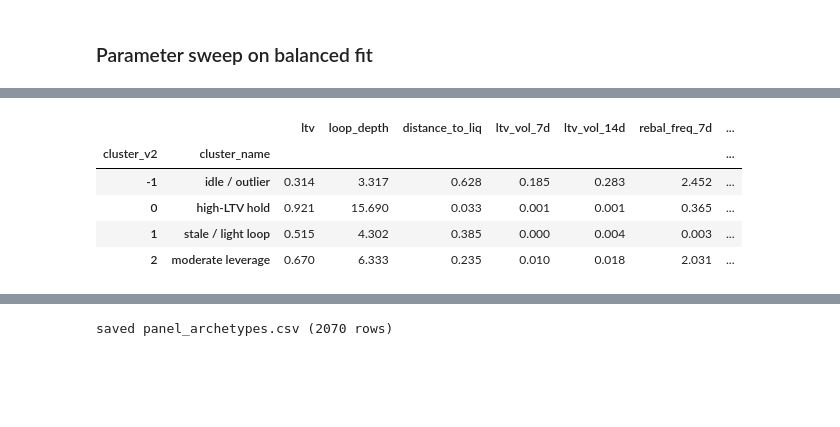
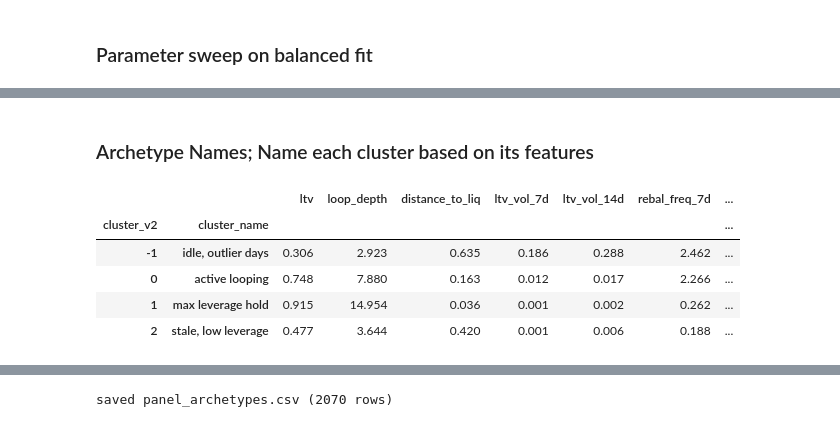
Before and after one commit to Igluminati/recursive-leverage-defi, a Jupyter notebook: analysis/whale-archetypes/03_balanced_clustering.ipynb, the cells around one changed output, grey strips where cells are left out. Cells and saved outputs as stored; diff of their text form; code cells hidden in the pictures; blank space fills up the shorter version.

```diff
--- a/analysis/whale-archetypes/03_balanced_clustering.ipynb
+++ b/analysis/whale-archetypes/03_balanced_clustering.ipynb
@@ -32,8 +58,16 @@ X = scaler.transform(panel[FEATURES].fillna(medians))
 # %%
-fit_pool = panel[panel.groupby("whale_id")["whale_id"].transform("count") >= 8]
-rng = np.random.default_rng(42)
-n_per = fit_pool.groupby("whale_id").size().min()
-idx = [i for _, g in fit_pool.groupby("whale_id") for i in rng.choice(g.index, n_per, replace=False)]
-X_bal = scaler.transform(panel.loc[idx, FEATURES].fillna(medians))
-print(f"rows: {len(panel)} | fit: {len(idx)} ({n_per}/whale)")
+CAP_PER_WHALE = 40
+
+fit_pool = panel[panel.groupby("whale_id")["whale_id"].transform("count") >= 6]
+
+samples = []
+for whale_id, group in fit_pool.groupby("whale_id"):
+    n = min(len(group), CAP_PER_WHALE)
+    samples.append(group.sample(n, random_state=42))
+
+sample = pd.concat(samples)
+
+X_bal = scaler.transform(sample[FEATURES].fillna(medians))
+print(f"rows: {len(panel)} | fit: {len(sample)}")
+print(sample["whale_id"].value_counts().sort_index())
 # %% [output]
@@ -105,22 +195,40 @@ these are raw numbers used to pick names in the next cell
+# %% [markdown]
+### Archetype Names; Name each cluster based on its features
 # %%
-prof = panel[panel["cluster_v2"] >= 0].groupby("cluster_v2")[["ltv", "loop_depth", "days_since_rebalance"]].mean()
-remaining = list(prof.index)
-name_map = {}
-hi = prof["ltv"].idxmax()
-name_map[hi] = "high-LTV hold"
-remaining.remove(hi)
-mod = prof.loc[remaining, "days_since_rebalance"].idxmin()
-name_map[mod] = "moderate leverage"
-remaining.remove(mod)
-name_map[remaining[0]] = "stale / light loop"
-CLUSTER_LABELS = {-1: "idle / outlier", **name_map}
+# looking at the average values for the 3 real clusters skip noise (-1)
+cluster_averages = (
+    panel[panel["cluster_v2"] >= 0]
+    .groupby("cluster_v2")[["ltv", "loop_depth", "days_since_rebalance"]]
+    .mean()
+)
+
+cluster_names = {}
+remaining_clusters = list(cluster_averages.index)
+
+# cluster with the highest LTV is the max leverage cluster
+max_leverage_cluster = cluster_averages["ltv"].idxmax()
+cluster_names[max_leverage_cluster] = "max leverage hold"
+remaining_clusters.remove(max_leverage_cluster)
+
+# the one with the shortest time since rebalance is the active looping cluster
+active_looping_cluster = cluster_averages.loc[remaining_clusters, "days_since_rebalance"].idxmin()
+cluster_names[active_looping_cluster] = "active looping"
+remaining_clusters.remove(active_looping_cluster)
+
+# stale, low leverage cluster
+stale_cluster = remaining_clusters[0]
+cluster_names[stale_cluster] = "stale, low leverage"
+
+# noise group
+CLUSTER_LABELS = {-1: "idle, outlier days", **cluster_names}
+
 panel["cluster_name"] = panel["cluster_v2"].map(CLUSTER_LABELS)
 panel.groupby(["cluster_v2", "cluster_name"])[FEATURES].mean().round(3)
 # %% [output]
 |  |  | ltv | loop_depth | distance_to_liq | ltv_vol_7d | ltv_vol_14d | rebal_freq_7d | ... |
 | cluster_v2 | cluster_name |  |  |  |  |  |  | ... |
-| -1 | idle / outlier | 0.314 | 3.317 | 0.628 | 0.185 | 0.283 | 2.452 | ... |
-| 0 | high-LTV hold | 0.921 | 15.690 | 0.033 | 0.001 | 0.001 | 0.365 | ... |
-| 1 | stale / light loop | 0.515 | 4.302 | 0.385 | 0.000 | 0.004 | 0.003 | ... |
-| 2 | moderate leverage | 0.670 | 6.333 | 0.235 | 0.010 | 0.018 | 2.031 | ... |
+| -1 | idle, outlier days | 0.306 | 2.923 | 0.635 | 0.186 | 0.288 | 2.462 | ... |
+| 0 | active looping | 0.748 | 7.880 | 0.163 | 0.012 | 0.017 | 2.266 | ... |
+| 1 | max leverage hold | 0.915 | 14.954 | 0.036 | 0.001 | 0.002 | 0.262 | ... |
+| 2 | stale, low leverage | 0.477 | 3.644 | 0.420 | 0.001 | 0.006 | 0.188 | ... |
 # %% [markdown]
```
Also changed, not shown: parts of 23 cells of this notebook, 8 other files.
